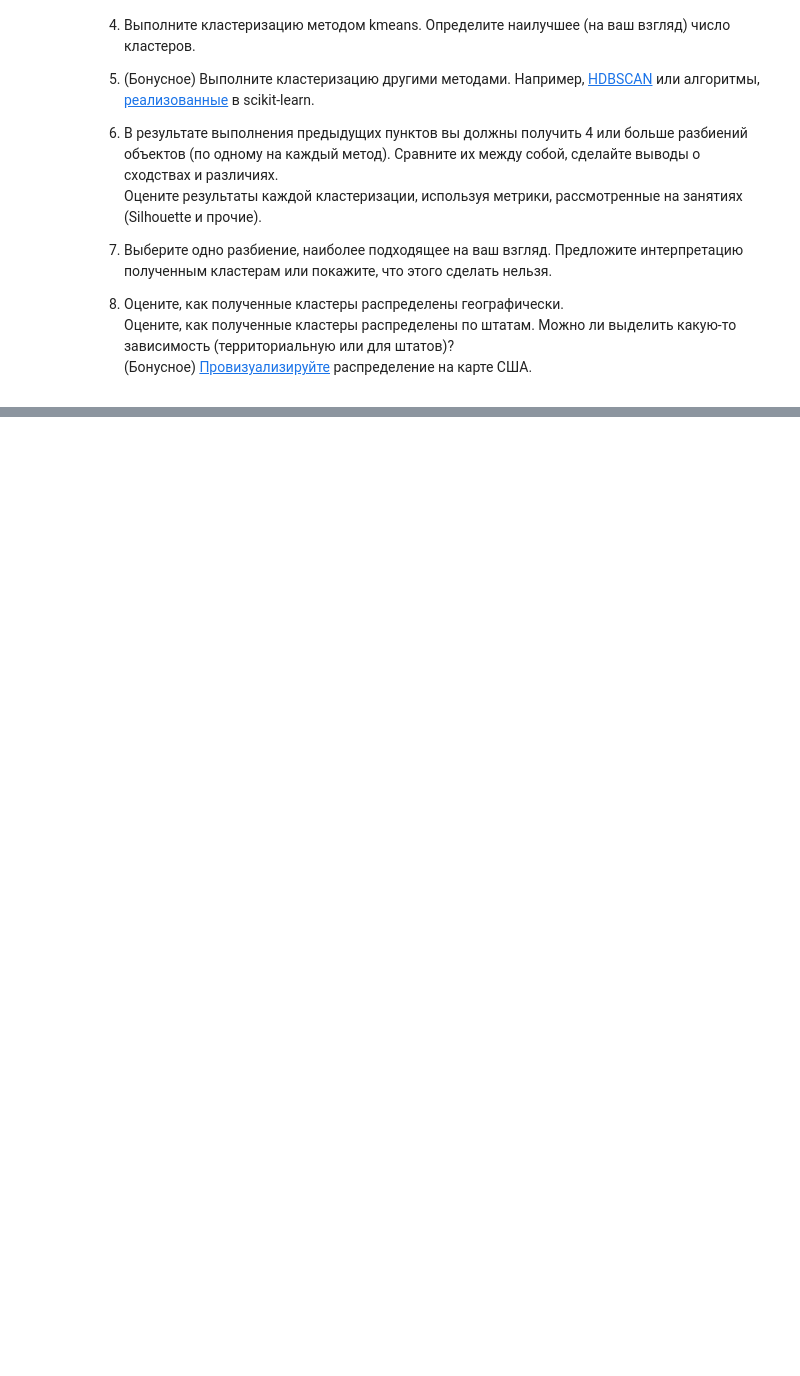
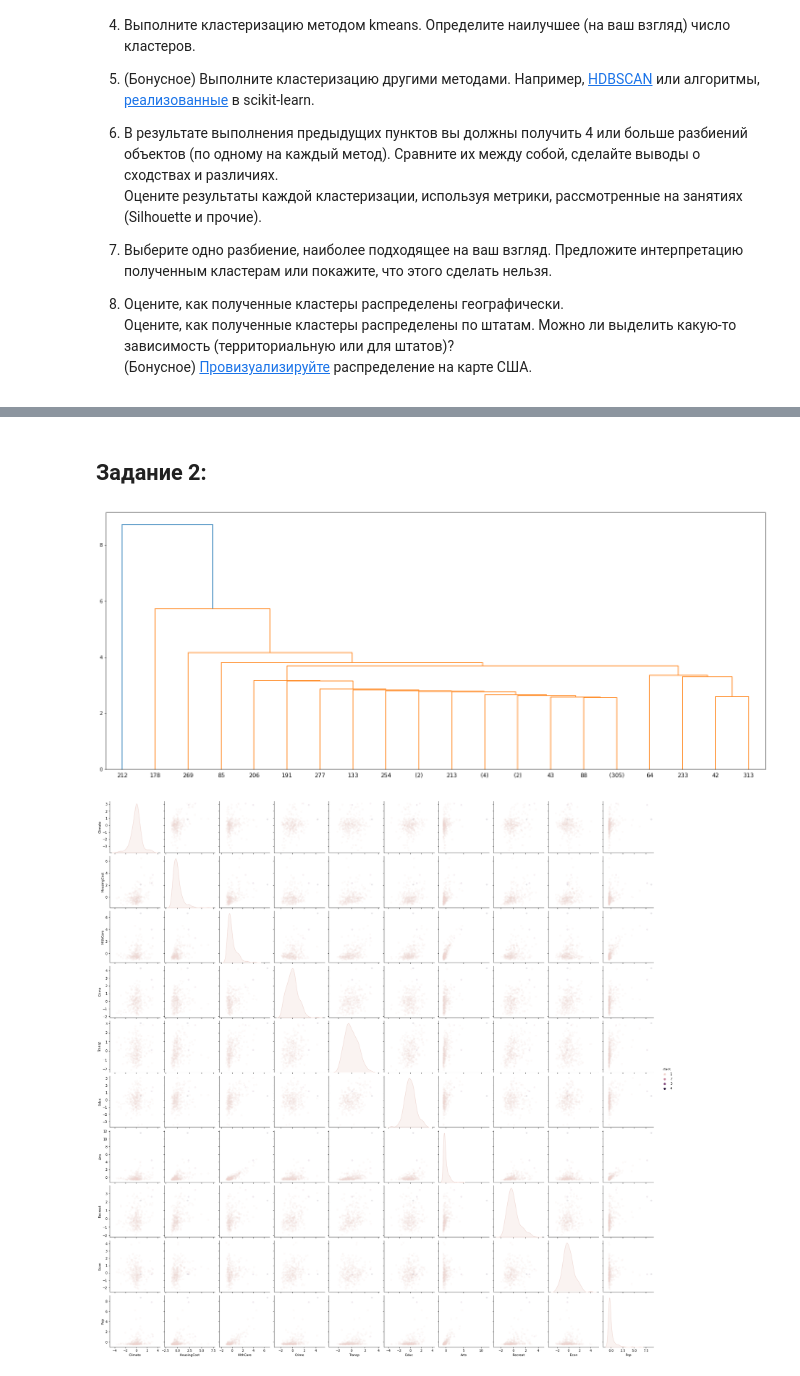
Before and after one commit to wityat/IAD_LAB_2, a Jupyter notebook: Lab_2. Clustering.ipynb, the cells around one changed output, grey strips where cells are left out. Cells and saved outputs as stored; diff of their text form; code cells hidden in the pictures; blank space fills up the shorter version.

```diff
--- a/Lab_2. Clustering.ipynb
+++ b/Lab_2. Clustering.ipynb
@@ -201,0 +355,7 @@ data
+# %%
+new_data = data.drop(['Lat', 'Long', 'Place'], axis=1)
+# %%
+sc = StandardScaler()
+X_train = sc.fit_transform(new_data)
+X_train= pd.DataFrame(data=X_train, columns=new_data.columns.tolist())
+X_train
@@ -201,0 +376,2 @@ data
+# %% [markdown]
+## Задание 2:
@@ -201,0 +381,12 @@ data
+# %%
+warnings.simplefilter('always', category=UserWarning)
+h_clustering = h.linkage(X_train, method='single', metric='euclidean')
+plt.figure(figsize=(25,10))
+h.dendrogram(h_clustering, p=20,truncate_mode="lastp")
+l = h.fcluster(h_clustering, t=4, criterion='maxclust')
+X_train['class'] = l
+sns.pairplot(X_train, hue='class', plot_kws={'alpha': 0.1})
+plt.show()
+# %% [output]
+[figure, added]
+[figure, added]
```
Also changed, not shown: parts of 17 cells of this notebook, 1 other file.
